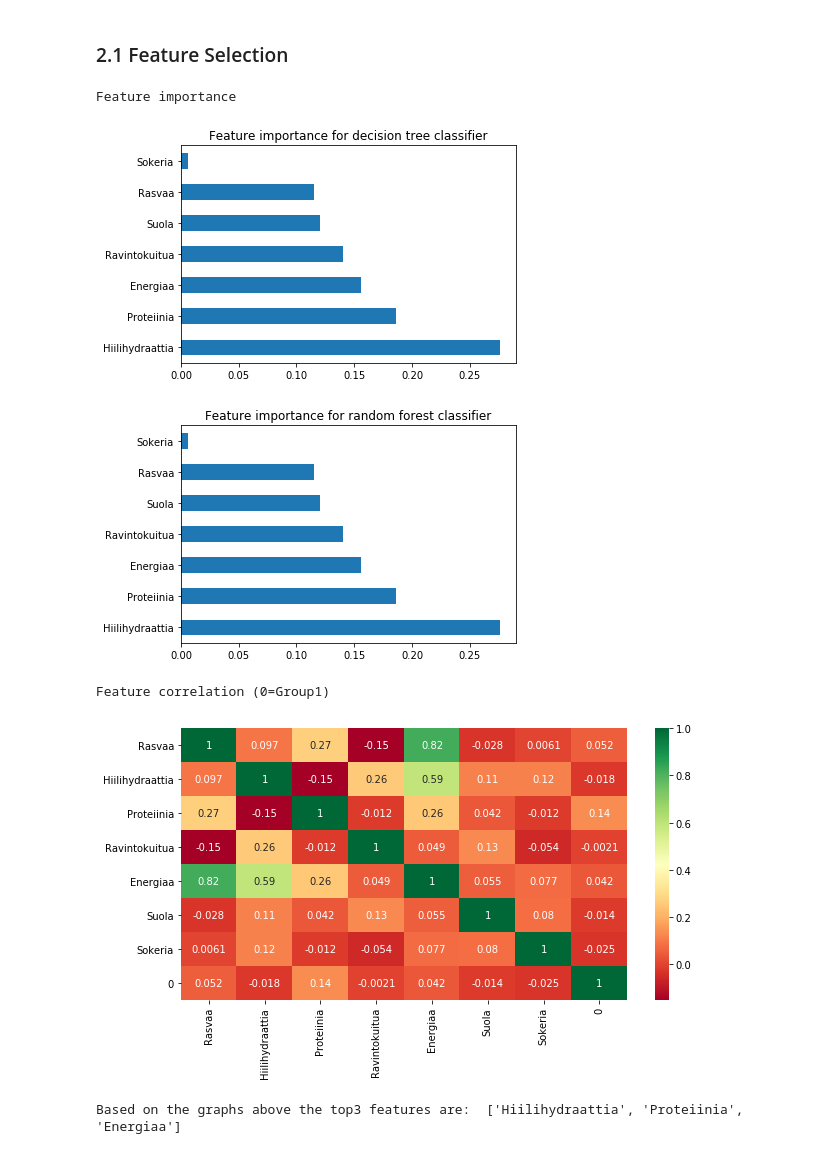
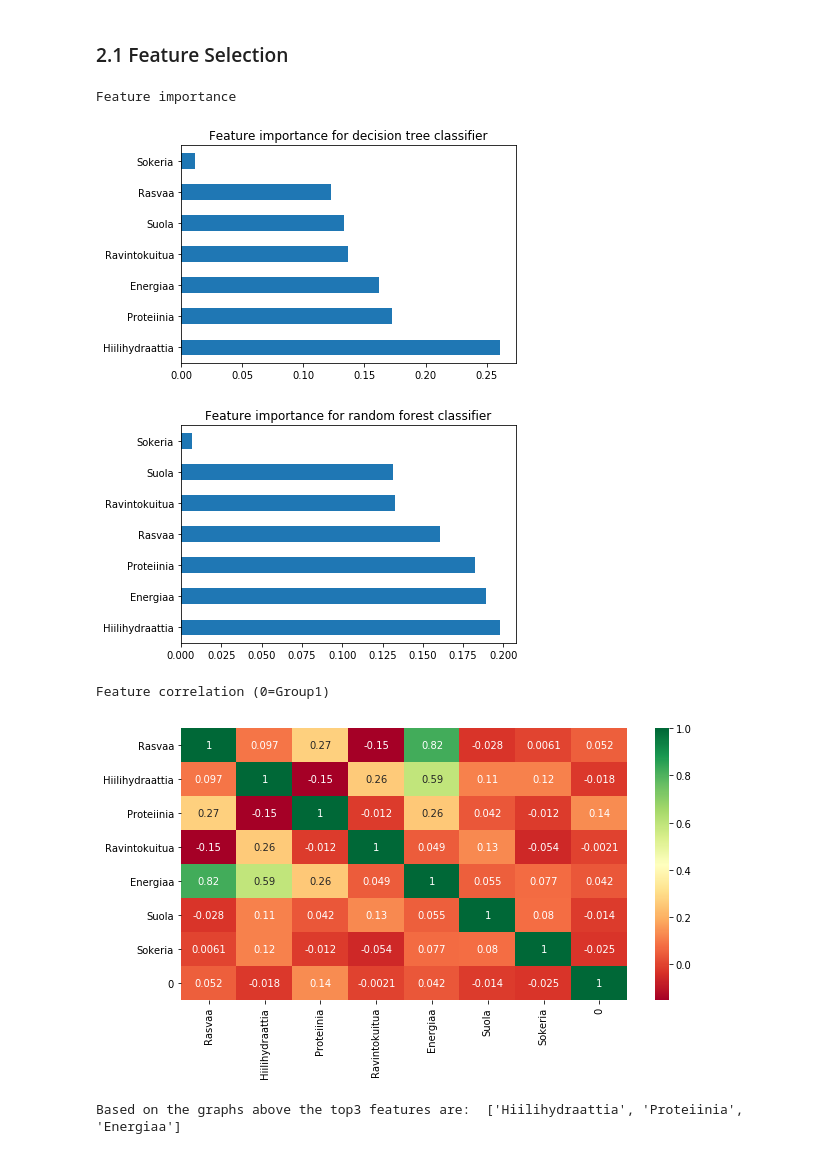
Before and after one commit to letsirk/eiv-research-project, a Jupyter notebook: code/clustering/CategorizingIngredients.ipynb, the cells around one changed output. Saved outputs shown, nothing was run; the diff lists cells and outputs as text; code cells hidden in the pictures.

```diff
--- a/code/clustering/CategorizingIngredients.ipynb
+++ b/code/clustering/CategorizingIngredients.ipynb
@@ -105,36 +105,36 @@ ml_models = [{'name': 'Decision Tree', 'class': models.DecisionTreeModel, 'train
 # Feature importance gives you a score for each feature of your data, the higher the score more important
 # or relevant is the feature towards your output variable.
 def exploreFeautreImportance():
     clf = DecisionTreeClassifier().fit(X,y)
     feat_importances = pd.Series(clf.feature_importances_, index=X.columns)
     feat_importances.nlargest(len(X.columns)).plot(kind='barh')
     plt.title("Feature importance for decision tree classifier")
     plt.show()
 
-    RandomForestClassifier(n_estimators=100).fit(X,y.squeeze())
+    clf = RandomForestClassifier(n_estimators=100).fit(X,y.squeeze())
     feat_importances = pd.Series(clf.feature_importances_, index=X.columns)
     feat_importances.nlargest(len(X.columns)).plot(kind='barh')
     plt.title("Feature importance for random forest classifier")
     plt.show()
 
 # Correlation states how the features are related to each other or the target variable.
 def exploreFeaturesUsingCorrelationMatrix():
     data = pd.concat([X, y], axis=1, sort=False)
     corrmat = data.corr()
     top_corr_features = corrmat.index
     plt.figure(figsize=(10,5))
     #plot heat map
     sns.heatmap(data[top_corr_features].corr(),annot=True,cmap="RdYlGn")
     plt.show()
 
 print("Feature importance")
 exploreFeautreImportance()
 print("Feature correlation (0=Group1)")
 exploreFeaturesUsingCorrelationMatrix()
 # %% [output]
 Feature importance
-[figure, old version]
+[figure, new version]
-[figure, old version]
+[figure, new version]
 Feature correlation (0=Group1)
 [figure]
 # %%
```
Also changed, not shown: parts of 1 cell of this notebook, 4 other files.
